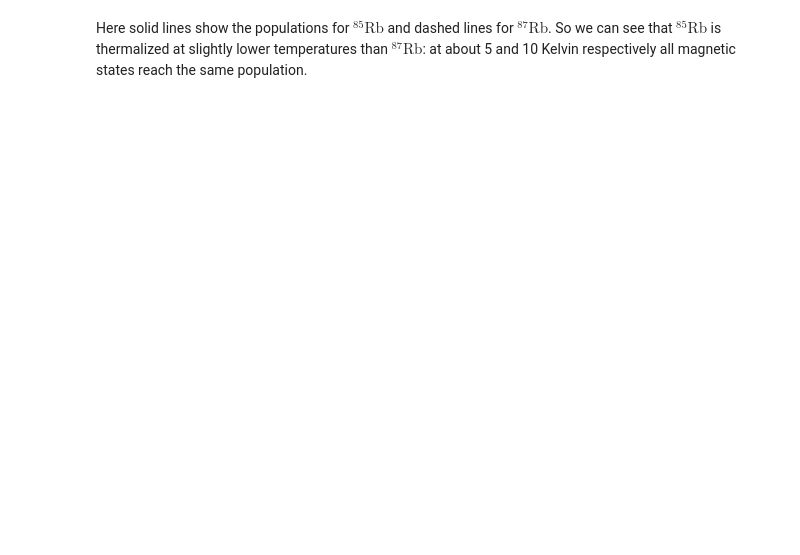
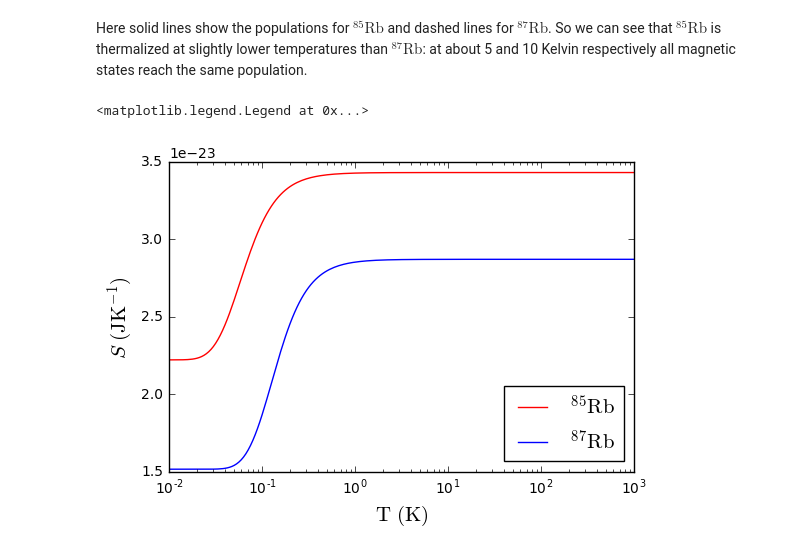
Before and after one commit to oscarlazoarjona/fast, a Jupyter notebook: fast-1.0/fast/notebooks/7 - Thermal States.ipynb, the cells around one changed output. Cells and saved outputs as stored; diff of their text form; code cells hidden in the pictures; blank space fills up the shorter version.

```diff
--- a/fast-1.0/fast/notebooks/7 - Thermal States.ipynb
+++ b/fast-1.0/fast/notebooks/7 - Thermal States.ipynb
@@ -165,2 +193,23 @@ pyplot.legend(fontsize=10)
 # %% [markdown]
 Here solid lines show the populations for $^{85}\mathrm{Rb}$ and dashed lines for $^{87}\mathrm{Rb}$. So we can see that $^{85}\mathrm{Rb}$ is thermalized at slightly lower temperatures than $^{87}\mathrm{Rb}$: at about 5 and 10 Kelvin respectively all magnetic states reach the same population.
+# %%
+def entropy(p1,p2,iso):
+    if iso==85:
+        n1=5; n2=7
+    else:
+        n1=3; n2=5
+    return - kB*(n1*p1*log(p1) + n2*p2*log(p2))
+# %%
+S85=[entropy(p185[i],p285[i],85) for i in range(len(p185))]
+S87=[entropy(p187[i],p287[i],87) for i in range(len(p187))]
+# %%
+pyplot.close("all")
+pyplot.semilogx(T,S85,"r",label=r"$^{85} \mathrm{Rb}$")
+pyplot.semilogx(T,S87,"b",label=r"$^{87} \mathrm{Rb}$")
+
+pyplot.ylabel(r"$S \ \mathrm{(J K^{-1})}$",fontsize=15)
+pyplot.xlabel(r"$\mathrm{T} \ \mathrm{(K)}$",fontsize=15)
+pyplot.legend(fontsize=15,loc=4)
+# %% [output]
+<matplotlib.legend.Legend at 0x...>
+[figure, added]
```
Also changed, not shown: parts of 12 cells of this notebook, 2 other files.
